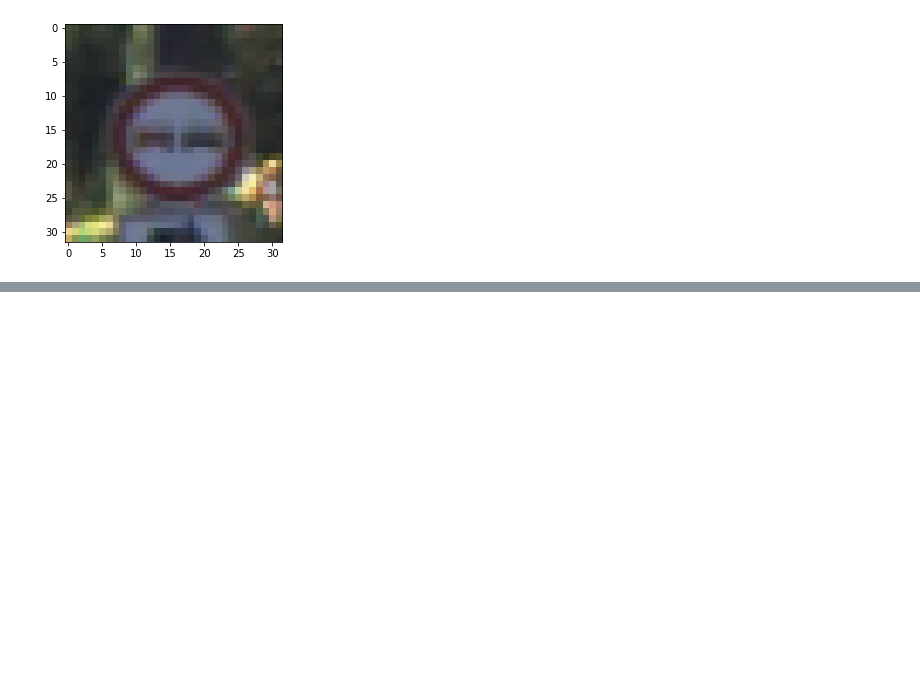
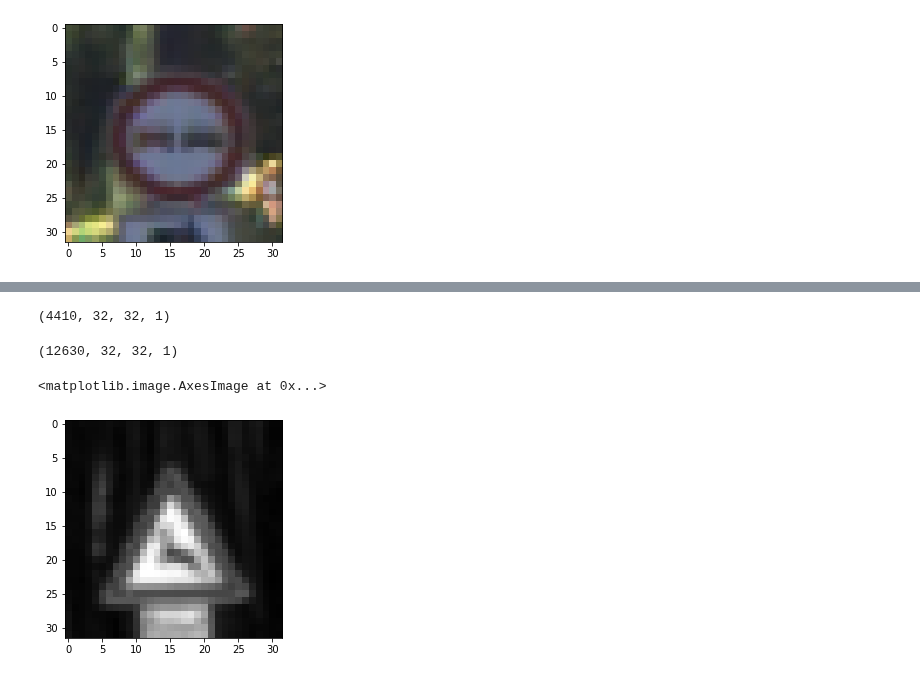
Before and after one commit to Srinivas1043/traffic-sign-class-le-net, a Jupyter notebook: Le Net Model.ipynb, the cells around one changed output, grey strips where cells are left out. Drawn from its saved outputs; the diff is of its cells as text; code cells hidden in the pictures; blank space fills up the shorter version.

Commit message:
Normalization and Image Exploration done.

```diff
--- a/Le Net Model.ipynb
+++ b/Le Net Model.ipynb
@@ -49,3 +49,6 @@ y_test[i]
 # %% [output]
 9
 [figure]
+# %%
+from sklearn.utils import shuffle
+X_train, y_train = shuffle(X_train, y_train)
@@ -51,0 +60,2 @@ y_test[i]
+# %%
+X_train_gray = np.sum(X_train/3, axis = 3, keepdims = True)
@@ -51,0 +73,4 @@ y_test[i]
+# %%
+X_validation_gray.shape
+# %% [output]
+(4410, 32, 32, 1)
@@ -51,0 +83,10 @@ y_test[i]
+# %%
+X_test_gray_norm.shape
+# %% [output]
+(12630, 32, 32, 1)
+# %%
+i = 520
+plt.imshow(X_train_gray[i].squeeze(), cmap = 'gray')
+# %% [output]
+<matplotlib.image.AxesImage at 0x...>
+[figure, added]
```
Also changed, not shown: parts of 7 cells of this notebook.
